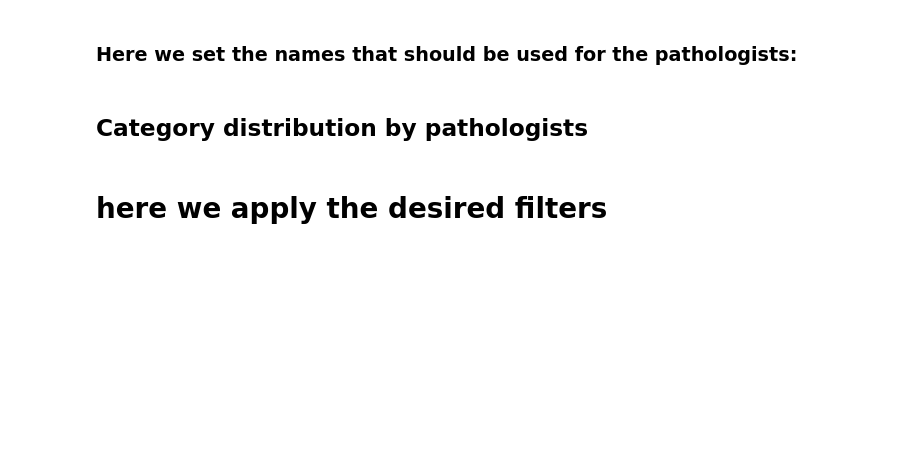
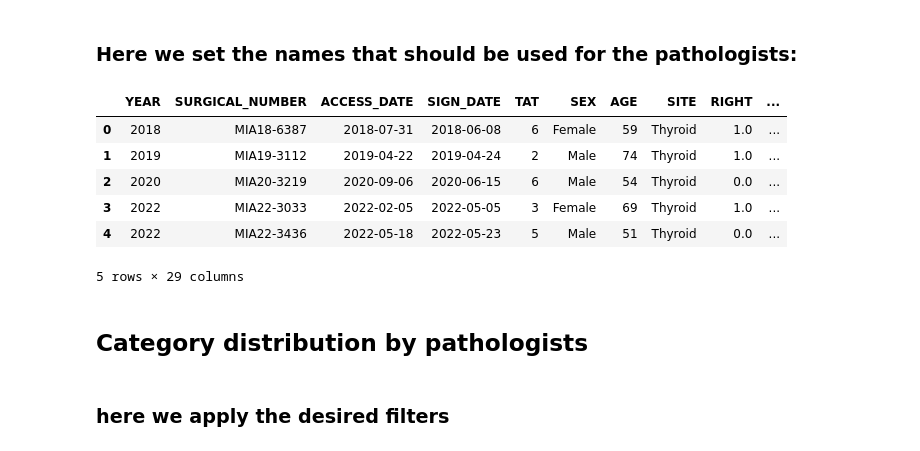
Before and after one commit to mathmax-team/USCAP_Thyroid, a Jupyter notebook: Article_images.ipynb, the cells around one changed output. Cells and saved outputs as stored; diff of their text form; code cells hidden in the pictures; blank space fills up the shorter version.

```diff
--- a/Article_images.ipynb
+++ b/Article_images.ipynb
@@ -62,4 +82,14 @@ naming_dict["Pathologist 12"]="JP10"
 # %%
 df["PATHOLOGIST"]=df["CYTOPATHOLOGIST"].apply(lambda z: naming_dict[z])
+# %%
+df.head()
+# %% [output]
+|  | YEAR | SURGICAL_NUMBER | ACCESS_DATE | SIGN_DATE | TAT | SEX | AGE | SITE | RIGHT | ... |
+| 0 | 2018 | MIA18-6387 | 2018-07-31 | 2018-06-08 | 6 | Female | 59 | Thyroid | 1.0 | ... |
+| 1 | 2019 | MIA19-3112 | 2019-04-22 | 2019-04-24 | 2 | Male | 74 | Thyroid | 1.0 | ... |
+| 2 | 2020 | MIA20-3219 | 2020-09-06 | 2020-06-15 | 6 | Male | 54 | Thyroid | 0.0 | ... |
+| 3 | 2022 | MIA22-3033 | 2022-02-05 | 2022-05-05 | 3 | Female | 69 | Thyroid | 1.0 | ... |
+| 4 | 2022 | MIA22-3436 | 2022-05-18 | 2022-05-23 | 5 | Male | 51 | Thyroid | 0.0 | ... |
+5 rows × 29 columns
 # %% [markdown]
 ## Category distribution by pathologists
@@ -68,2 +96,2 @@ pathologists=["Pathologist 2","Pathologist 5"]+["Pathologist "+str(i) for i in r
 # %% [markdown]
-# here we apply the desired filters
+### here we apply the desired filters
```
Also changed, not shown: parts of 86 cells of this notebook, 1 other file.
